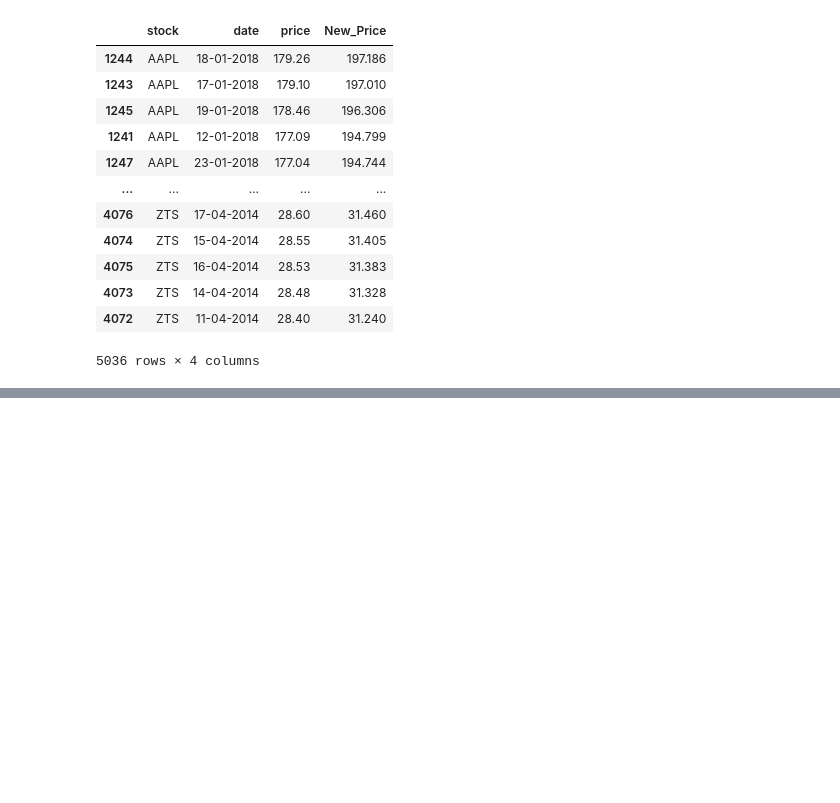
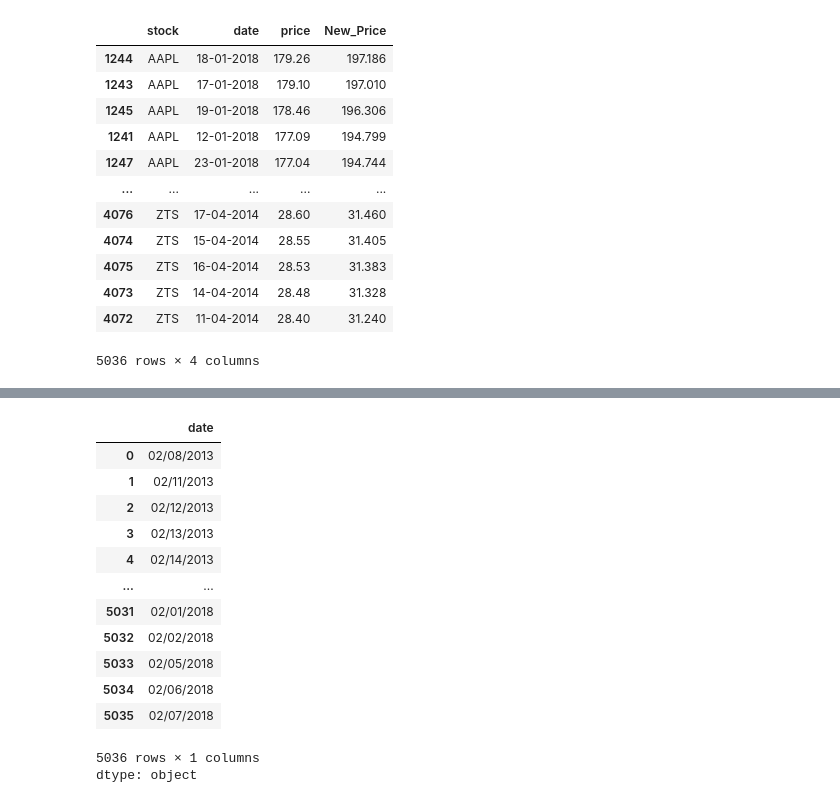
Before and after one commit to chemkemeimyers/PythonProjects, a Jupyter notebook: SavingNLoadingFiles.ipynb, the cells around one changed output, grey strips where cells are left out. Cells and saved outputs as stored; diff of their text form; code cells hidden in the pictures; blank space fills up the shorter version.

```diff
--- a/SavingNLoadingFiles.ipynb
+++ b/SavingNLoadingFiles.ipynb
@@ -243,0 +292,17 @@ data.sort_values(by='New_Price', ascending=False)
+# %%
+data['date'].dt.strftime('%m/%d/%Y')
+# %% [output]
+|  | date |
+| 0 | 02/08/2013 |
+| 1 | 02/11/2013 |
+| 2 | 02/12/2013 |
+| 3 | 02/13/2013 |
+| 4 | 02/14/2013 |
+| ... | ... |
+| 5031 | 02/01/2018 |
+| 5032 | 02/02/2018 |
+| 5033 | 02/05/2018 |
+| 5034 | 02/06/2018 |
+| 5035 | 02/07/2018 |
+5036 rows × 1 columns
+dtype: object
```
Also changed, not shown: parts of 12 cells of this notebook.
